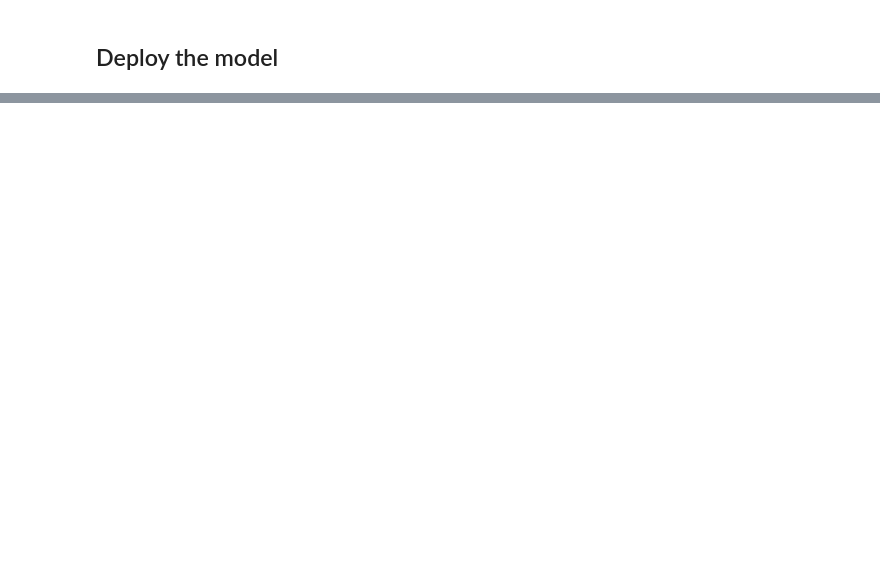
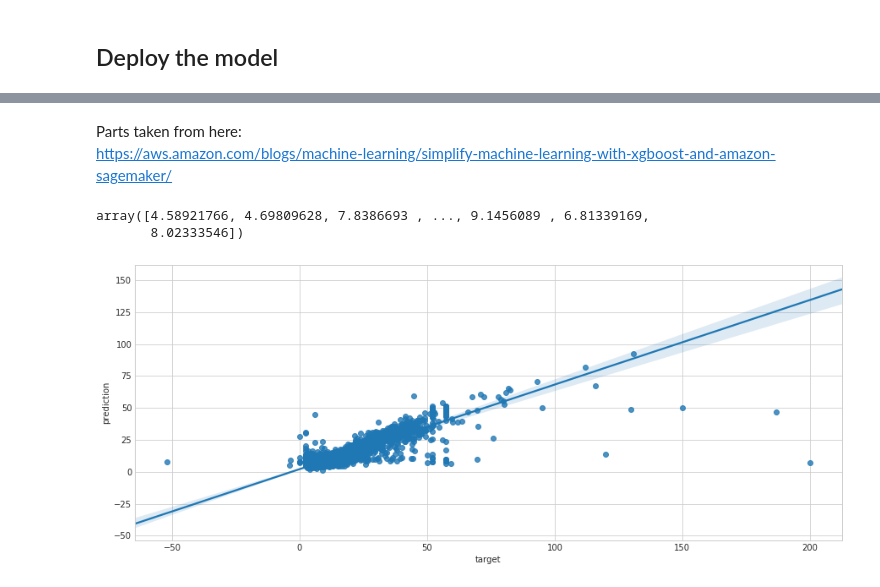
Before and after one commit to doitintl/ML-on-Cloud-Examples, a Jupyter notebook: SageMaker/taxi_fare_prediction.ipynb, the cells around one changed output, grey strips where cells are left out. Drawn from its saved outputs; the diff is of its cells as text; code cells hidden in the pictures; blank space fills up the shorter version.

```diff
--- a/SageMaker/taxi_fare_prediction.ipynb
+++ b/SageMaker/taxi_fare_prediction.ipynb
@@ -295,0 +268,2 @@ To deploy the model we move to the Amazon Sagemaker console and perform the foll
+# %%
+xgb_predictor = xgb.deploy(initial_instance_count=1, instance_type='ml.m4.xlarge')
@@ -295,0 +276,3 @@ To deploy the model we move to the Amazon Sagemaker console and perform the foll
+# %% [markdown]
+Parts taken from here:<br>
+https://aws.amazon.com/blogs/machine-learning/simplify-machine-learning-with-xgboost-and-amazon-sagemaker/
@@ -295,0 +281,30 @@ To deploy the model we move to the Amazon Sagemaker console and perform the foll
+# %%
+df_test = pd.read_csv('./df_val.csv', header=None)
+# %%
+xgb_predictor.content_type = 'text/csv'
+xgb_predictor.serializer = csv_serializer
+xgb_predictor.deserializer = None
+
+def predict(data, rows=500):
+    split_array = np.array_split(data, int(data.shape[0] / float(rows) + 1))
+    predictions = ''
+    for array in split_array:
+        predictions = ','.join([predictions, xgb_predictor.predict(array).decode('utf-8')])
+
+    return np.fromstring(predictions[1:], sep=',')
+
+predictions = predict(df_test.as_matrix()[:, 1:])
+predictions
+# %% [output]
+array([4.58921766, 4.69809628, 7.8386693 , ..., 9.1456089 , 6.81339169,
+       8.02333546])
+# %%
+df_val = pd.DataFrame()
+df_val['prediction'] = predictions
+df_val['target'] = df_test[0]
+# %%
+plt.figure(figsize=(15,6))
+sns.regplot(x=df_val["target"], y=df_val["prediction"])
+plt.show()
+# %% [output]
+[figure, added]
```
Also changed, not shown: parts of 32 cells of this notebook.
